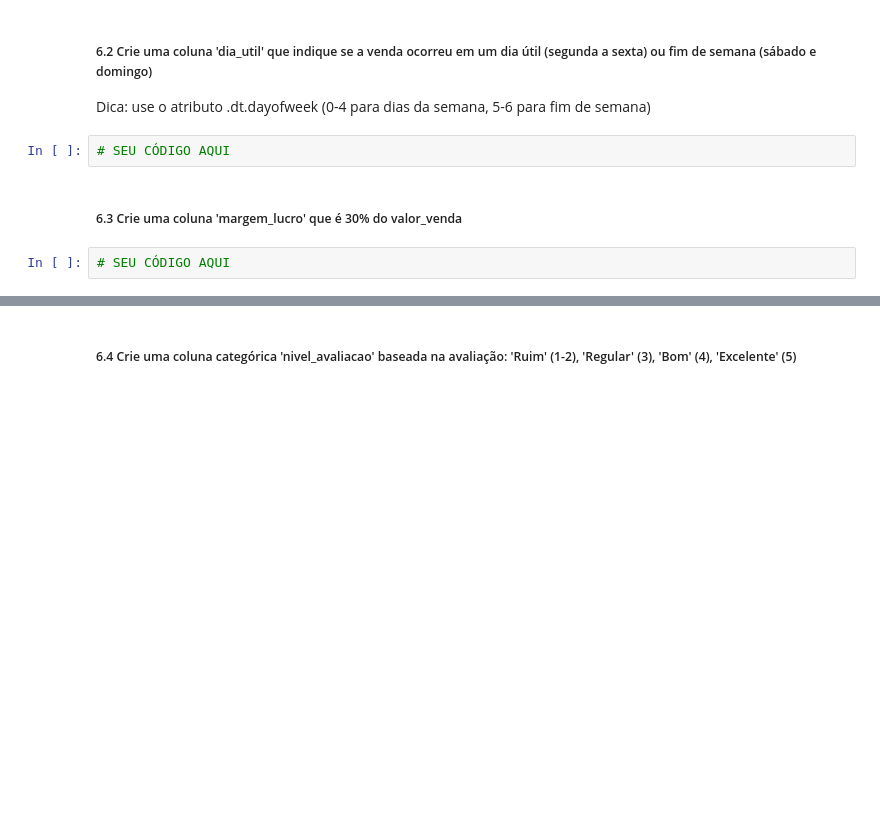
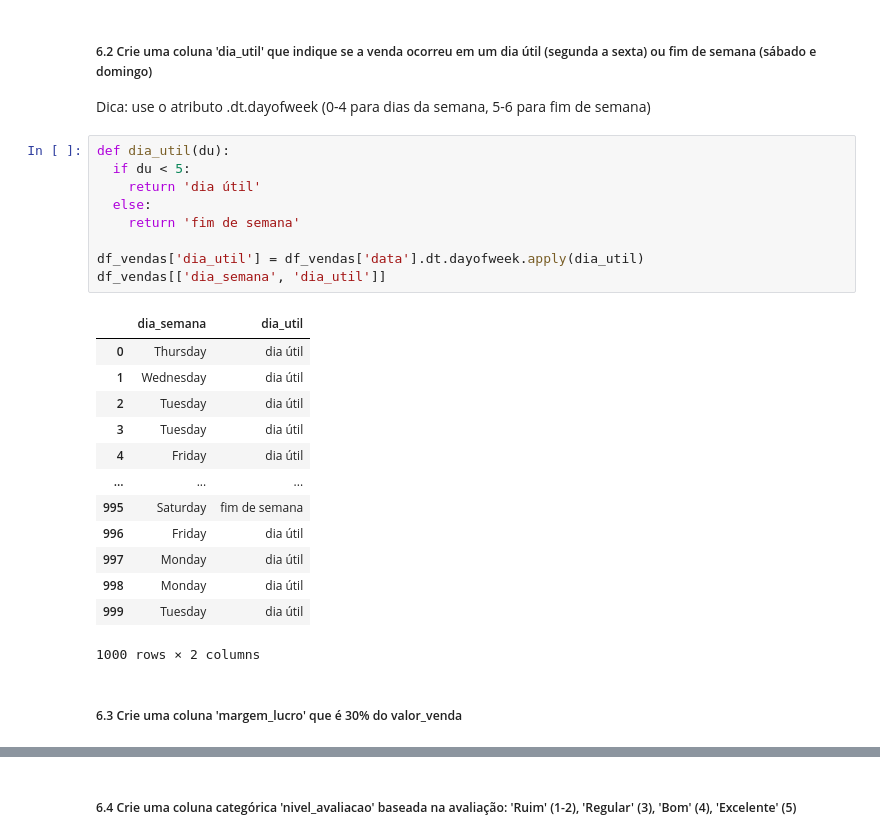
Before and after one commit to nxgleo/Notebook-lads, a Jupyter notebook: desafio_2_etapa.ipynb, the cells around one changed output, grey strips where cells are left out. Cells and saved outputs as stored; diff of their text form; blank space fills up the shorter version.

```diff
--- a/desafio_2_etapa.ipynb
+++ b/desafio_2_etapa.ipynb
@@ -1175,9 +1200,28 @@ Dica: você pode usar a função math.ceil(mes/3) ou uma função personalizada
 # %% [markdown]
 ##### 6.2 Crie uma coluna 'dia_util' que indique se a venda ocorreu em um dia útil (segunda a sexta) ou fim de semana (sábado e domingo)
 Dica: use o atributo .dt.dayofweek (0-4 para dias da semana, 5-6 para fim de semana)
-# %%
-# SEU CÓDIGO AQUI
+# %%
+def dia_util(du):
+  if du < 5:
+    return 'dia útil'
+  else:
+    return 'fim de semana'
+
+df_vendas['dia_util'] = df_vendas['data'].dt.dayofweek.apply(dia_util)
+df_vendas[['dia_semana', 'dia_util']]
+# %% [output]
+|  | dia_semana | dia_util |
+| 0 | Thursday | dia útil |
+| 1 | Wednesday | dia útil |
+| 2 | Tuesday | dia útil |
+| 3 | Tuesday | dia útil |
+| 4 | Friday | dia útil |
+| ... | ... | ... |
+| 995 | Saturday | fim de semana |
+| 996 | Friday | dia útil |
+| 997 | Monday | dia útil |
+| 998 | Monday | dia útil |
+| 999 | Tuesday | dia útil |
+1000 rows × 2 columns
 # %% [markdown]
 ##### 6.3 Crie uma coluna 'margem_lucro' que é 30% do valor_venda
-# %%
-# SEU CÓDIGO AQUI
```
Also changed, not shown: parts of 13 cells of this notebook.
